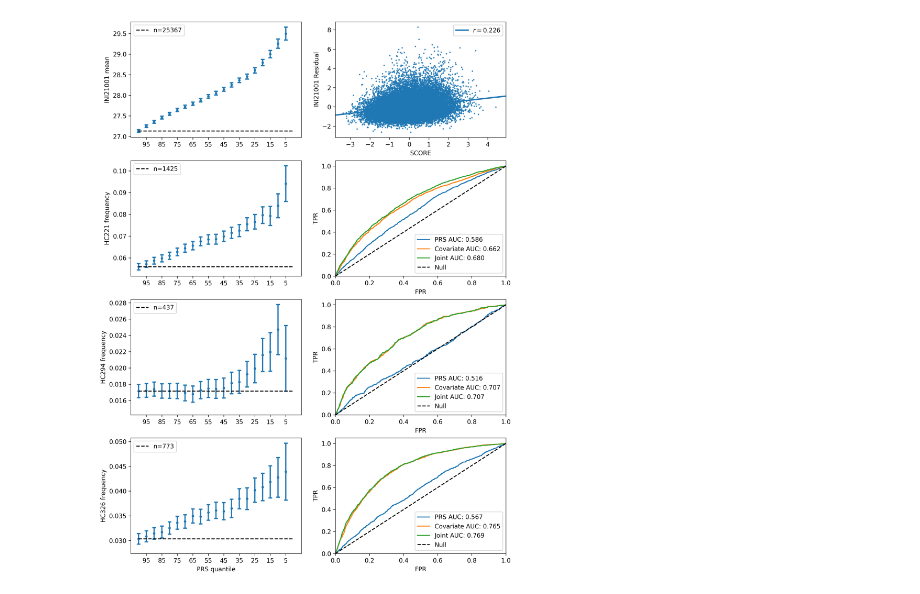
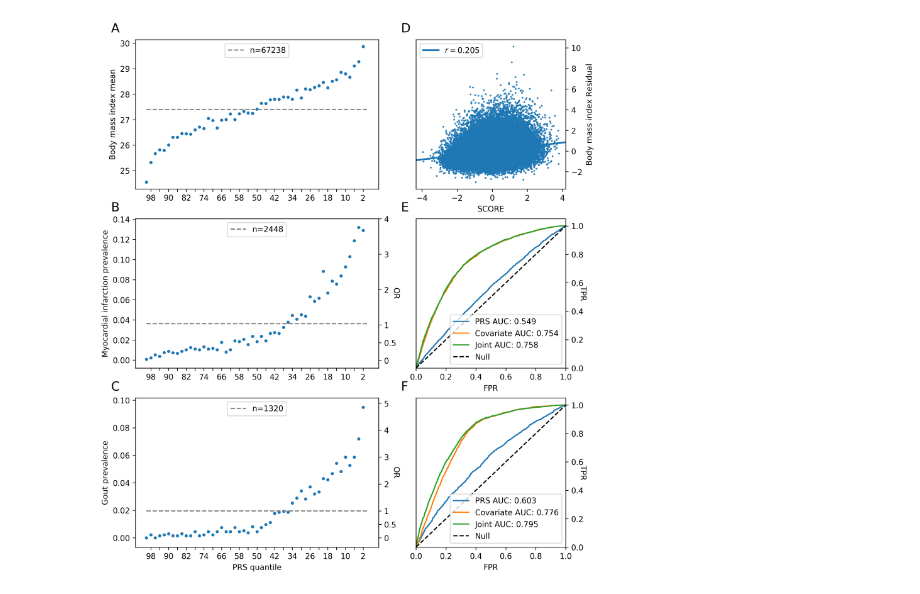
Before and after one commit to rivas-lab/degas-risk, a Jupyter notebook: supplement/FigureS2-PRS-Performance.ipynb, the cells around one changed output. Drawn from its saved outputs; the diff is of its cells as text; code cells hidden in the pictures.

Commit message:
figure updates

```diff
--- a/supplement/FigureS2-PRS-Performance.ipynb
+++ b/supplement/FigureS2-PRS-Performance.ipynb
@@ -37,25 +47,36 @@ width = 2
 # initialize plot objects
 plots = [None for _ in range(width * len(phe_codes))]
 plt.close('all'); plt.clf()
-plt.figure(figsize=(5*width + 1, 4*len(phe_codes)), dpi=300)
+fig = plt.figure(figsize=(5*width + 1, 4*len(phe_codes)), dpi=300)
+grid=gs.GridSpec(4*len(phe_codes), 5*width + 1, wspace=4, hspace=2)
 for i,phe_code in enumerate(phe_codes):
-    plots[2*i] = plt.subplot(len(phe_codes), width, width*i + 1)
-    plots[(2*i)+1] = plt.subplot(len(phe_codes), width, width*i + 2)
+    score=phe_code+'_PRS'
+    for ix in range(width):
+        plots[(width*i)+ix]=plt.subplot(grid[i*4:(i+1)*4, (6*ix):(6-(7*ix))])
     # scores and phenotypes
-    df=phenos.loc[nbw,[phe_code]+covariate].dropna().merge(scores, left_index=True, right_index=True)
+    phe_name=code_to_name[phe_code]
+    df=phenos.loc[val,[phe_code]+covariate].dropna()
+    dg=phenos.loc[train,[phe_code]+covariate].dropna()
+
     n=df.shape[0]
-    df['SCORE']=zscore(df[phe_code+'_PRS'])
+    df['SCORE']=zscore(scores.loc[df.index.tolist(),score])
+    dg['SCORE']=zscore(scores.loc[dg.index.tolist(),score])
     df.sort_values(by='SCORE',ascending=True,inplace=True)
+    dg.sort_values(by='SCORE',ascending=True,inplace=True)
     # this is to add an intercept in the regression models below
     df['1']=1
+    dg['1']=1
     covariates=covariate+['1']
     # start with check for bin/qt, and plotting distributions/AUC
     if len(df[phe_code].value_counts()) == 2:
         is_bin=True
         df[phe_code]-=1 # remove plink binary format
-        # loop over dPRS and these joint models
-        cov_prs=Logit(df[phe_code],df[covariates]).fit(disp=0).fittedvalues
-        jnt_prs=Logit(df[phe_code],df[covariates+['SCORE']]).fit(disp=0).fittedvalues
+        dg[phe_code]-=1
+        # loop over PRS and these joint models
+        cov_prs=Logit(dg[phe_code],dg[covariates]).fit(disp=0).predict(df[covariates])
+        jnt_prs=Logit(dg[phe_code],dg[covariates+['SCORE']]).fit(disp=0).predict(df[covariates+['SCORE']])
+        #cov_prs=Logit(df[phe_code],df[covariates]).fit(disp=0).fittedvalues
+        #jnt_prs=Logit(df[phe_code],df[covariates+['SCORE']]).fit(disp=0).fittedvalues
         for name,prs in zip(['PRS','Covariate','Joint'],[df['SCORE'],cov_prs,jnt_prs]):
             # compute stats, plot them
             fpr,tpr,_=roc_curve(df[phe_code],prs)
@@ -66,29 +87,47 @@ for i,phe_code in enumerate(phe_codes):
         plots[(2*i)+1].legend()
         plots[(2*i)+1].set_xlim([0.0, 1.0])
         plots[(2*i)+1].set_ylim([0.0, 1.05])
-        plots[(2*i)+1].set_ylabel('TPR')
+        plots[(2*i)+1].set_ylabel('TPR', rotation=270)
         plots[(2*i)+1].set_xlabel('FPR')
     else:
         is_bin=False
-        # plot correlation with dPRS and residual phenotype
-        resid=OLS(df[phe_code],df[covariates]).fit(disp=0).resid_pearson
-        sns.regplot(x=df['SCORE'],y=resid,ax=plots[(2*i)+1],scatter_kws={'s':2})
-        plots[(2*i)+1].set_ylabel(phe_code+' Residual')
-        plots[(2*i)+1].legend(['$r=$'+'{:.3f}'.format(pearsonr(resid,df['SCORE'])[0])])
+        # plot correlation with PRS and residual phenotype
+        jnt_prs=zscore(OLS(dg[phe_code],dg[covariates+['SCORE']]).fit(disp=0).predict(df[covariates+['SCORE']]))
+        prs=OLS(df[phe_code],df[covariates]).fit(disp=0).resid_pearson
+        sns.regplot(x=df['SCORE'],y=prs,ax=plots[(2*i)+1],scatter_kws={'s':2})
+        plots[(2*i)+1].set_ylabel(code_to_name[phe_code]+' Residual')
+        plots[(2*i)+1].legend(['$r=$'+'{:.3f}'.format(pearsonr(prs,df['SCORE'])[0])])
+    df['jnt']=jnt_prs
+    df.sort_values(by='jnt', ascending=True, inplace=True)
     # now do quantile plot with modified (only if binary) phenotype
-    nq=20
-    plots[2*i].scatter(np.arange(nq), [df.iloc[q*n/nq:,:][phe_code].mean() for q in range(nq)], s=9)
-    plots[2*i].errorbar(x=np.arange(nq),
-                        y=[df.iloc[q*n/nq:,:][phe_code].mean() for q in range(nq)],
-                        yerr=[df.iloc[q*n/nq:,:][phe_code].std()/(((nq-q)*n/nq)**0.5) for q in range(nq)],
-                        ls='none', capsize=3, elinewidth=2, markeredgewidth=2)
+    nq=50
+    plots[2*i].scatter(np.arange(nq),
+                       [df.iloc[int(q*n/nq):int((q+1)*n/nq),:][phe_code].mean() for q in range(nq)],
+                       s=9)
     # labels
-    plots[2*i].set_ylabel(phe_code+' {}'.format('frequency' if is_bin else 'mean'))
+    plots[2*i].set_ylabel(phe_name+' {}'.format('prevalence' if is_bin else 'mean'))
     plots[2*i].set_xticks(np.arange(1,nq+1,2))
-    plots[2*i].set_xticklabels([100*q/nq for q in reversed(range(1,nq+1,2))])
-    plots[2*i].plot([0,nq],[df[phe_code].mean(),df[phe_code].mean()],'k--')
-    plots[2*i].legend(['n={}'.format(int(df[phe_code].sum()) if is_bin else n)])
-
+    plots[2*i].set_xticklabels([int(100*q/nq) if q%4==1 else '' for q in reversed(range(1,nq+1,2))])
+    plots[2*i].plot([0,nq],[df[phe_code].mean(),df[phe_code].mean()],'--',color='grey')
+    plots[2*i].legend(['n={}'.format(int(df[phe_code].sum()) if is_bin else df.shape[0])], loc=9)
+    plots[2*i].text(-0.1, 1.05, chr((i%len(phe_codes))+65),
+                    fontsize=16, transform=plots[2*i].transAxes)
+    plots[(2*i)+1].text(-0.1, 1.05, chr((i%len(phe_codes))+65+len(phe_codes)),
+                        fontsize=16, transform=plots[(2*i)+1].transAxes)
+    print(phe_code)
+    print(df.iloc[-(n/nq):][phe_code].mean())
+    print(df[phe_code].mean())
+    if is_bin:
+        m,b=(plots[2*i].get_ylim()[1]-plots[2*i].get_ylim()[0]),plots[2*i].get_ylim()[0]
+        y_or=plots[2*i].twinx()
+        y_or.set_yticks([(o*df[phe_code].mean()-b)/m for o in [0,0.5,1,2,3,4,5,6,7,8,9]
+                          if df.iloc[-(n/nq):,:][phe_code].mean() > (o-1)*df[phe_code].mean()])
+        y_or.set_yticklabels(map(lambda s:str(s), #.rjust(4 if len(str(s)) < 3 else 3),
+                                 filter(lambda o: df.iloc[-(n/nq):][phe_code].mean() > (o-1)*df[phe_code].mean(),
+                                        [0,0.5,1,2,3,4,5,6,7,8,9])))
+        y_or.set_ylabel('OR', rotation=270)
+    plots[(2*i)+1].yaxis.tick_right()
+    plots[(2*i)+1].yaxis.set_label_position("right")
     # add x-axis labels at the very end
     if i==len(phe_codes)-1:
         plots[(2*i)].set_xlabel('PRS quantile')
@@ -96,4 +135,5 @@ for i,phe_code in enumerate(phe_codes):
         plots[(2*i)].set_xlabel('')
 
 plt.show()
+fig.savefig("Figure-S2.pdf", bbox_inches='tight')
 # %% [output]
@@ -101 +150 @@ plt.show()
-[figure, old version]
+[figure, new version]
```
Also changed, not shown: parts of 3 cells of this notebook, 8 other files.
